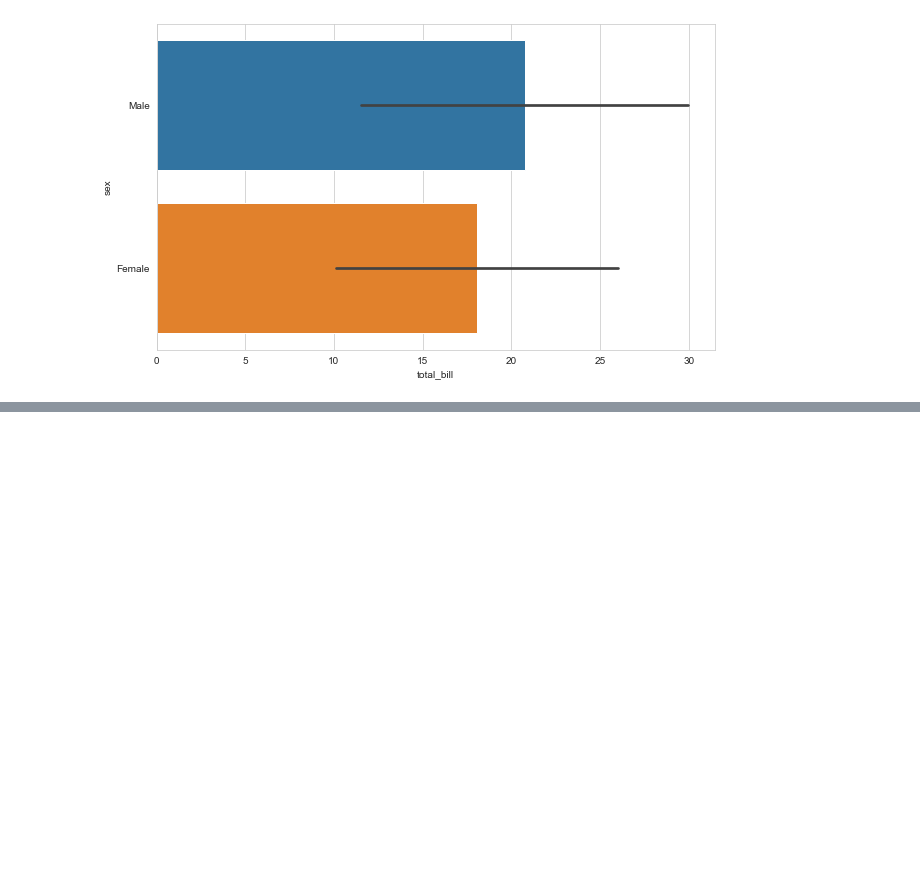
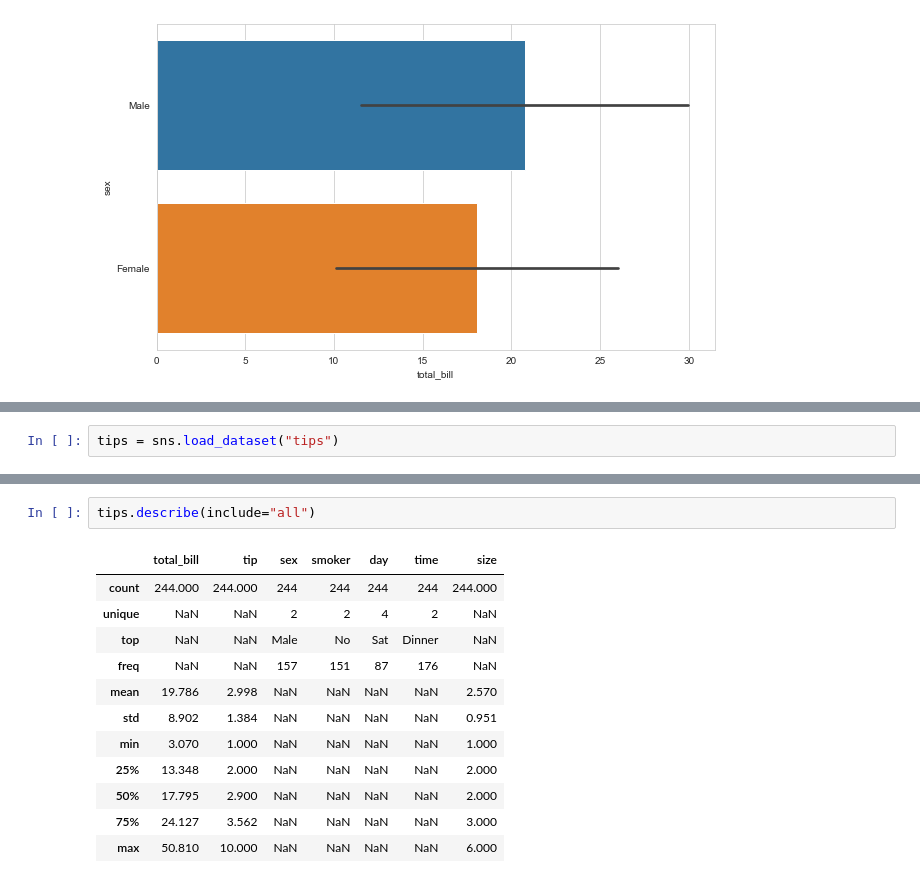
Before and after one commit to Yusuf5001/DVwPy, a Jupyter notebook: Seaborn 4.ipynb, the cells around one changed output, grey strips where cells are left out. Saved outputs shown, nothing was run; the diff lists cells and outputs as text; blank space fills up the shorter version.

```diff
--- a/Seaborn 4.ipynb
+++ b/Seaborn 4.ipynb
@@ -146,0 +149,2 @@ sns.barplot(x="total_bill", y="sex", data=tips, ci="sd");
+# %%
+tips = sns.load_dataset("tips")
@@ -146,0 +171,15 @@ sns.barplot(x="total_bill", y="sex", data=tips, ci="sd");
+# %%
+tips.describe(include="all")
+# %% [output]
+|  | total_bill | tip | sex | smoker | day | time | size |
+| count | 244.000 | 244.000 | 244 | 244 | 244 | 244 | 244.000 |
+| unique | NaN | NaN | 2 | 2 | 4 | 2 | NaN |
+| top | NaN | NaN | Male | No | Sat | Dinner | NaN |
+| freq | NaN | NaN | 157 | 151 | 87 | 176 | NaN |
+| mean | 19.786 | 2.998 | NaN | NaN | NaN | NaN | 2.570 |
+| std | 8.902 | 1.384 | NaN | NaN | NaN | NaN | 0.951 |
+| min | 3.070 | 1.000 | NaN | NaN | NaN | NaN | 1.000 |
+| 25% | 13.348 | 2.000 | NaN | NaN | NaN | NaN | 2.000 |
+| 50% | 17.795 | 2.900 | NaN | NaN | NaN | NaN | 2.000 |
+| 75% | 24.127 | 3.562 | NaN | NaN | NaN | NaN | 3.000 |
+| max | 50.810 | 10.000 | NaN | NaN | NaN | NaN | 6.000 |
```
Also changed, not shown: parts of 8 cells of this notebook.
